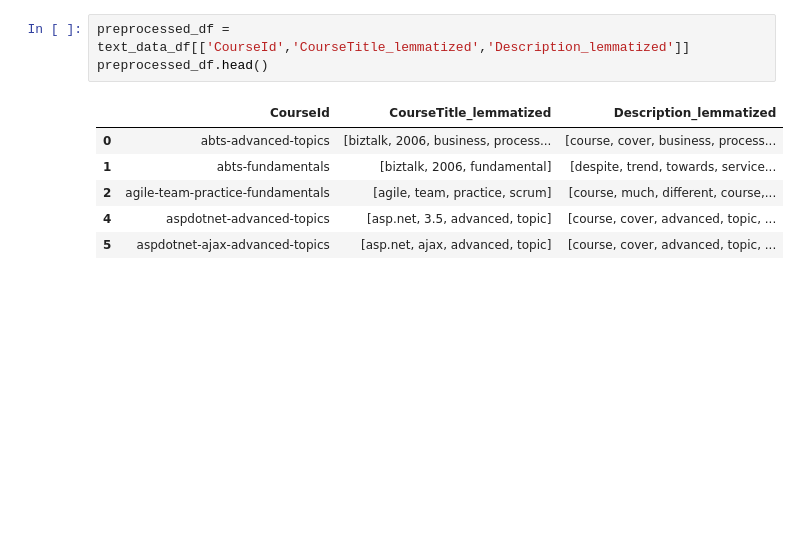
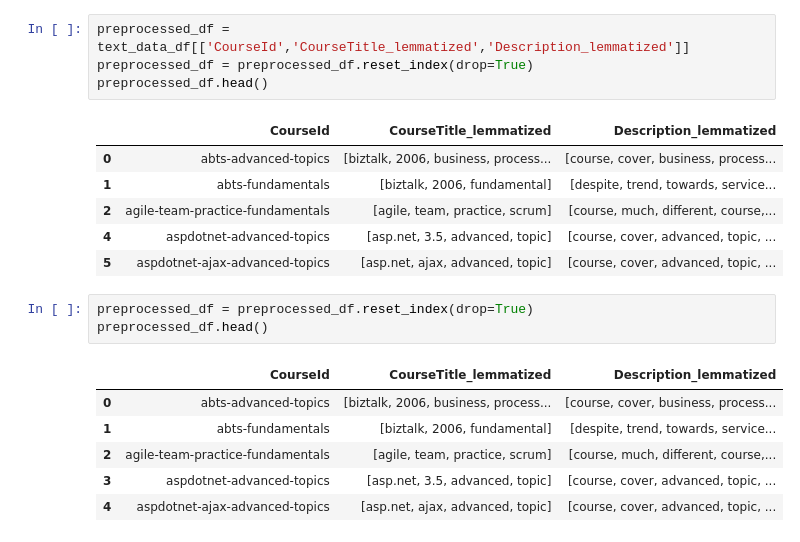
Before and after one commit to LBohry/RecommendationSystem, a Jupyter notebook: Content_Based_Filtering.ipynb, the cells around one changed output. Saved outputs shown, nothing was run; the diff lists cells and outputs as text; blank space fills up the shorter version.

```diff
--- a/Content_Based_Filtering.ipynb
+++ b/Content_Based_Filtering.ipynb
@@ -131,6 +190,7 @@ text_data_df.head()
 Preprocessed Data
 # %%
 preprocessed_df = text_data_df[['CourseId','CourseTitle_lemmatized','Description_lemmatized']]
+preprocessed_df = preprocessed_df.reset_index(drop=True)
 preprocessed_df.head()
 # %% [output]
 |  | CourseId | CourseTitle_lemmatized | Description_lemmatized |
@@ -139,3 +199,13 @@ preprocessed_df.head()
 | 2 | agile-team-practice-fundamentals | [agile, team, practice, scrum] | [course, much, different, course,... |
 | 4 | aspdotnet-advanced-topics | [asp.net, 3.5, advanced, topic] | [course, cover, advanced, topic, ... |
 | 5 | aspdotnet-ajax-advanced-topics | [asp.net, ajax, advanced, topic] | [course, cover, advanced, topic, ... |
+# %%
+preprocessed_df = preprocessed_df.reset_index(drop=True)
+preprocessed_df.head()
+# %% [output]
+|  | CourseId | CourseTitle_lemmatized | Description_lemmatized |
+| 0 | abts-advanced-topics | [biztalk, 2006, business, process... | [course, cover, business, process... |
+| 1 | abts-fundamentals | [biztalk, 2006, fundamental] | [despite, trend, towards, service... |
+| 2 | agile-team-practice-fundamentals | [agile, team, practice, scrum] | [course, much, different, course,... |
+| 3 | aspdotnet-advanced-topics | [asp.net, 3.5, advanced, topic] | [course, cover, advanced, topic, ... |
+| 4 | aspdotnet-ajax-advanced-topics | [asp.net, ajax, advanced, topic] | [course, cover, advanced, topic, ... |
```
Also changed, not shown: parts of 73 cells of this notebook.
